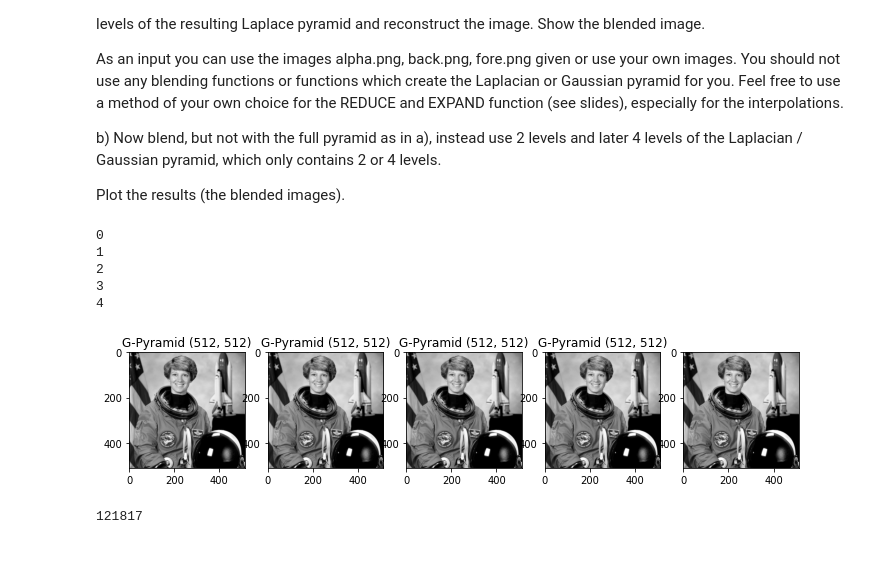
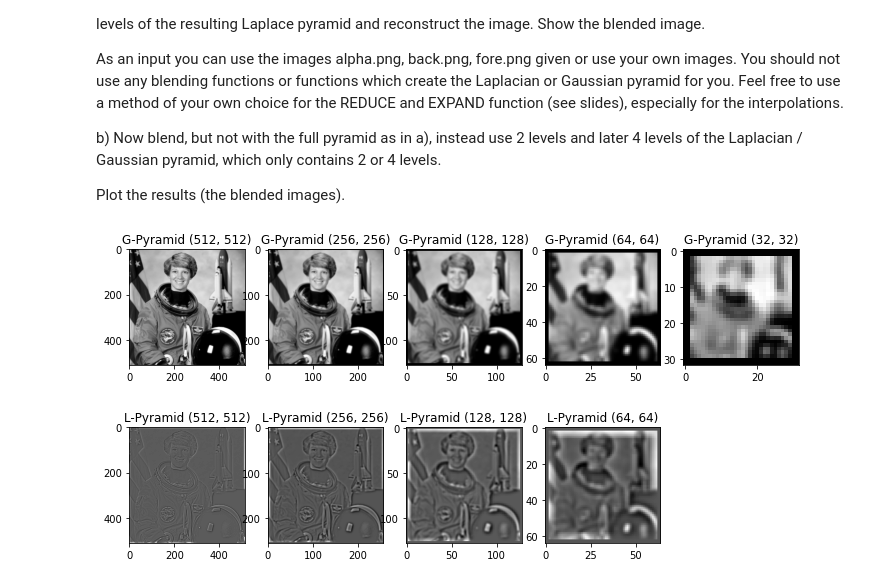
Before and after one commit to Ad96el/Bilderkennung, a Jupyter notebook: assignments/11-assignment.ipynb, the cells around one changed output. Cells and saved outputs as stored; diff of their text form; code cells hidden in the pictures; blank space fills up the shorter version.

Commit message:
fixed outputs pyramids

```diff
--- a/assignments/11-assignment.ipynb
+++ b/assignments/11-assignment.ipynb
@@ -160,20 +169,14 @@ def gaussian_pyramid(img):
 # %%
 g_pyramids = gaussian_pyramid(astro)
 
 k = len(g_pyramids) * 10
 numb = 101 + k
 
 for i in range(len(g_pyramids)):
-    print(i)
-    plt.title("G-Pyramid " + str(g_pyramids[0].shape))
     plt.subplot(numb)
-    plt.imshow(g_pyramids[0], cmap="gray")
+    plt.title("G-Pyramid " + str(g_pyramids[i].shape))
+    plt.imshow(g_pyramids[i], cmap="gray")
     numb += 1
 plt.show()
 # %% [output]
-0
-1
-2
-3
-4
-[figure, old version]
+[figure, new version]
@@ -183,5 +183,19 @@ ex = laplacian_pyramid(test)
+# %%
+l_pyramids = laplace_pyramid(g_pyramids)
+
+k = len(g_pyramids) * 10
+numb = 101 + k
+
+for i in range(len(l_pyramids)):
+    plt.subplot(numb)
+    plt.title("L-Pyramid " + str(l_pyramids[i].shape))
+    plt.imshow(l_pyramids[i], cmap="gray")
+    numb += 1
+plt.show()
+# %% [output]
+[figure, added]
 # %%
-diff = astro-ex
+# diff = astro-ex
 # print(np.amin(diff))
 # value = 0
 # for i in range(diff.shape[0]):
@@ -189,6 +203,4 @@ diff = astro-ex
 #         if diff[i,j] < 0:
 #             value += 1
 #             diff[i,j] = 0
-print(value)
+# print(value)
-# %% [output]
-121817
```
Also changed, not shown: parts of 4 cells of this notebook.
